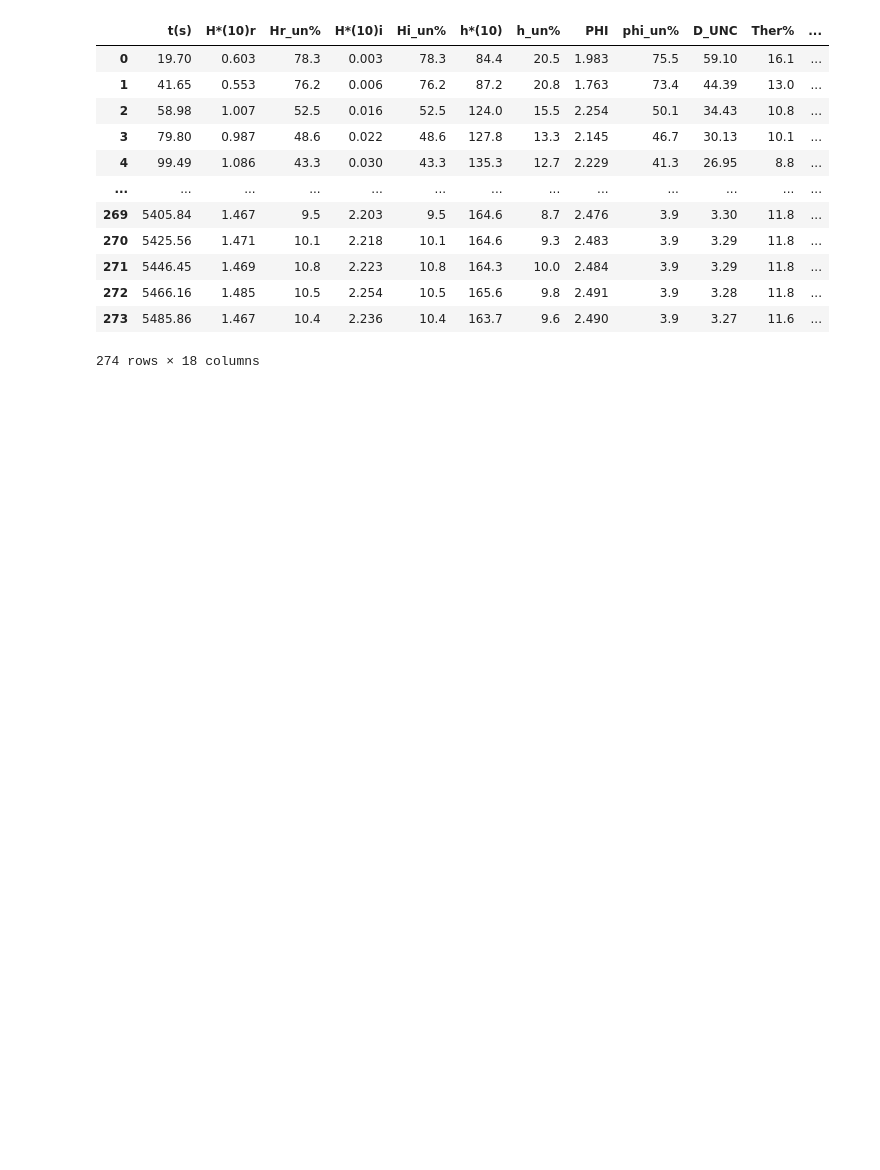
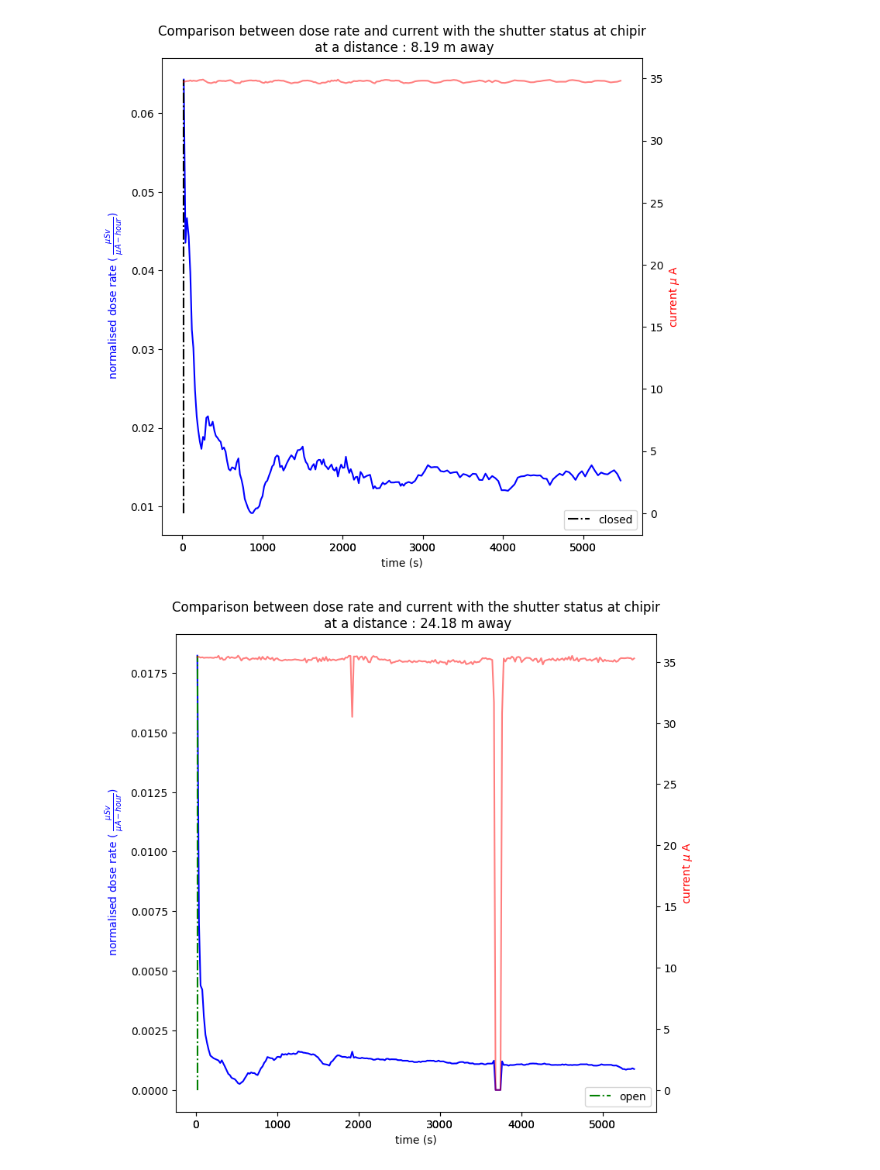
Before and after one commit to py1sl/neutron_background_survey, a Jupyter notebook: src/diamon_analysis_notebook.ipynb, the cells around one changed output. Cells and saved outputs as stored; diff of their text form; code cells hidden in the pictures; blank space fills up the shorter version.

```diff
--- a/src/diamon_analysis_notebook.ipynb
+++ b/src/diamon_analysis_notebook.ipynb
@@ -81,24 +14,0 @@ for key in data.keys():
-# %%
-#want to normalise dose by the integrated current over a measurement : dose/(avg_curr * overall_time)
-for key, beam in beam_df.items():
-    if not beam.empty:
-        start = beam['start'].astype(str)
-        end =  beam['end'].astype(str)
-        curr = []
-        curr_std = []
-        for i, row in beam.iterrows():
-            #seconds  = (row['end'] - row['start']).total_seconds()
-            #curr.append(np.mean(shutters["ts2_current"]["_value"][shutters["ts2_current"]["_time"].between(start[0], end[0])] ) * seconds)
-            #curr_std.append(np.std(shutters["ts2_current"]["_value"][shutters["ts2_current"]["_time"].between(start[0], end[0])] ) * seconds)
-
-            curr.append(np.mean(shutters["ts2_current"]["_value"][shutters["ts2_current"]["_time"].between(start[0], end[0])] ))
-            curr_std.append(np.std(shutters["ts2_current"]["_value"][shutters["ts2_current"]["_time"].between(start[0], end[0])] ))
-        beam["integrated_current"] = curr
-        beam["norm_dose_rate"] = beam["dose_rate"] / beam["integrated_current"]
-        #beam["norm_dose_rate_uncert"] = beam["dose_rate_uncert"] / beam["integrated_current"]
-# %%
-#find beamline distance and sort by distance
-for key, beamline in beam_df.items():
-    if not beamline.empty:
-        beamline = da.get_distance(beamline)
-        beam_df[key] = beamline.sort_values("distance")
@@ -158,16 +15,7 @@ Text(0.5, 1.0, 'Comparison between dose rate and current with the shutter status
-# %%
-filtered_d["DIAMON-01_16.11.1"]['out']
-# %% [output]
-|  | t(s) | H*(10)r | Hr_un% | H*(10)i | Hi_un% | h*(10) | h_un% | PHI | phi_un% | D_UNC | Ther% | ... |
-| 0 | 19.70 | 0.603 | 78.3 | 0.003 | 78.3 | 84.4 | 20.5 | 1.983 | 75.5 | 59.10 | 16.1 | ... |
-| 1 | 41.65 | 0.553 | 76.2 | 0.006 | 76.2 | 87.2 | 20.8 | 1.763 | 73.4 | 44.39 | 13.0 | ... |
-| 2 | 58.98 | 1.007 | 52.5 | 0.016 | 52.5 | 124.0 | 15.5 | 2.254 | 50.1 | 34.43 | 10.8 | ... |
-| 3 | 79.80 | 0.987 | 48.6 | 0.022 | 48.6 | 127.8 | 13.3 | 2.145 | 46.7 | 30.13 | 10.1 | ... |
-| 4 | 99.49 | 1.086 | 43.3 | 0.030 | 43.3 | 135.3 | 12.7 | 2.229 | 41.3 | 26.95 | 8.8 | ... |
-| ... | ... | ... | ... | ... | ... | ... | ... | ... | ... | ... | ... | ... |
-| 269 | 5405.84 | 1.467 | 9.5 | 2.203 | 9.5 | 164.6 | 8.7 | 2.476 | 3.9 | 3.30 | 11.8 | ... |
-| 270 | 5425.56 | 1.471 | 10.1 | 2.218 | 10.1 | 164.6 | 9.3 | 2.483 | 3.9 | 3.29 | 11.8 | ... |
-| 271 | 5446.45 | 1.469 | 10.8 | 2.223 | 10.8 | 164.3 | 10.0 | 2.484 | 3.9 | 3.29 | 11.8 | ... |
-| 272 | 5466.16 | 1.485 | 10.5 | 2.254 | 10.5 | 165.6 | 9.8 | 2.491 | 3.9 | 3.28 | 11.8 | ... |
-| 273 | 5485.86 | 1.467 | 10.4 | 2.236 | 10.4 | 163.7 | 9.6 | 2.490 | 3.9 | 3.27 | 11.6 | ... |
-274 rows × 18 columns
+# %%
+data_dict = main.main()
+# %%
+data = data_dict["all_data"]
+beam_df = data_dict["df"]
+open_shutters = data_dict["open_shutter"]
+closed_shutters = data_dict["closed_shutter"]
@@ -173,0 +25,7 @@ filtered_d["DIAMON-01_16.11.1"]['out']
+# %%
+for key, result in data.items():
+    if da.get_names(result["reference"])[1] == "chipir":
+        p.plot_dose_time(result)
+# %% [output]
+[figure, added]
+[figure, added]
```
Also changed, not shown: parts of 21 cells of this notebook.
